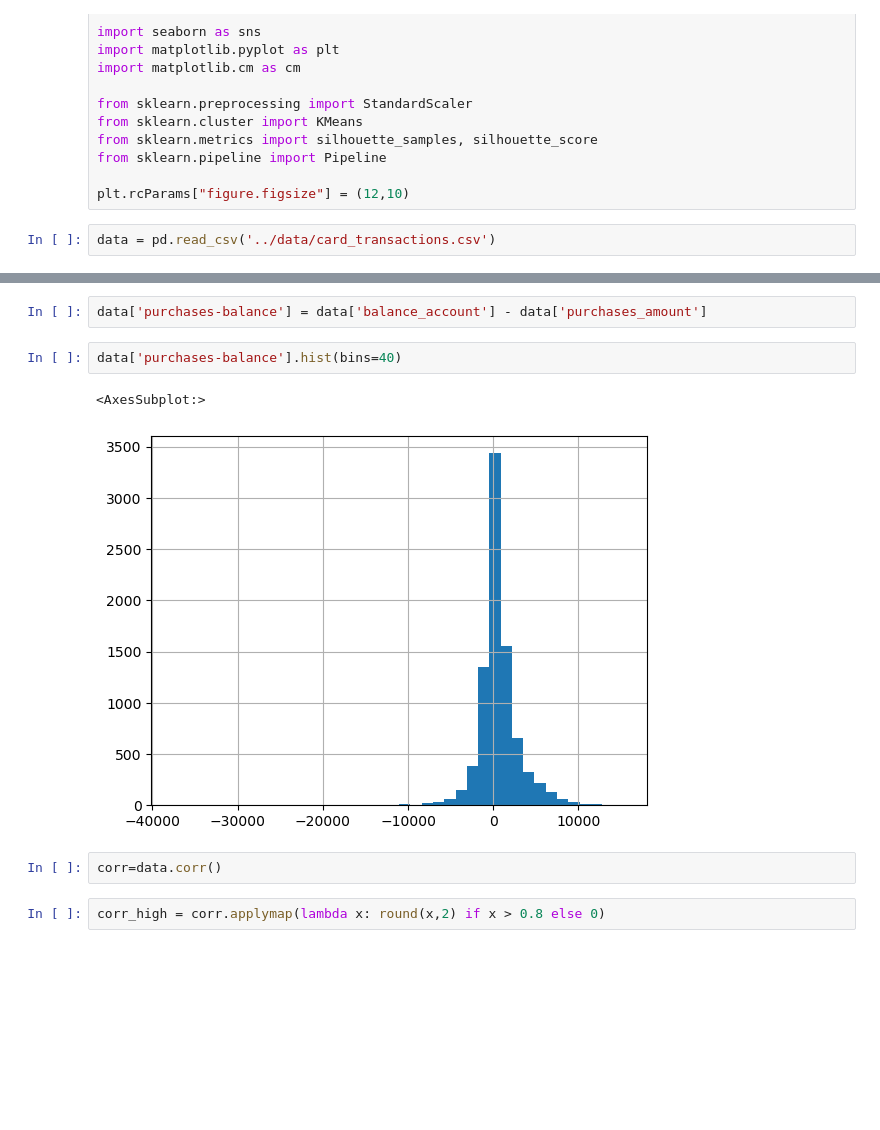
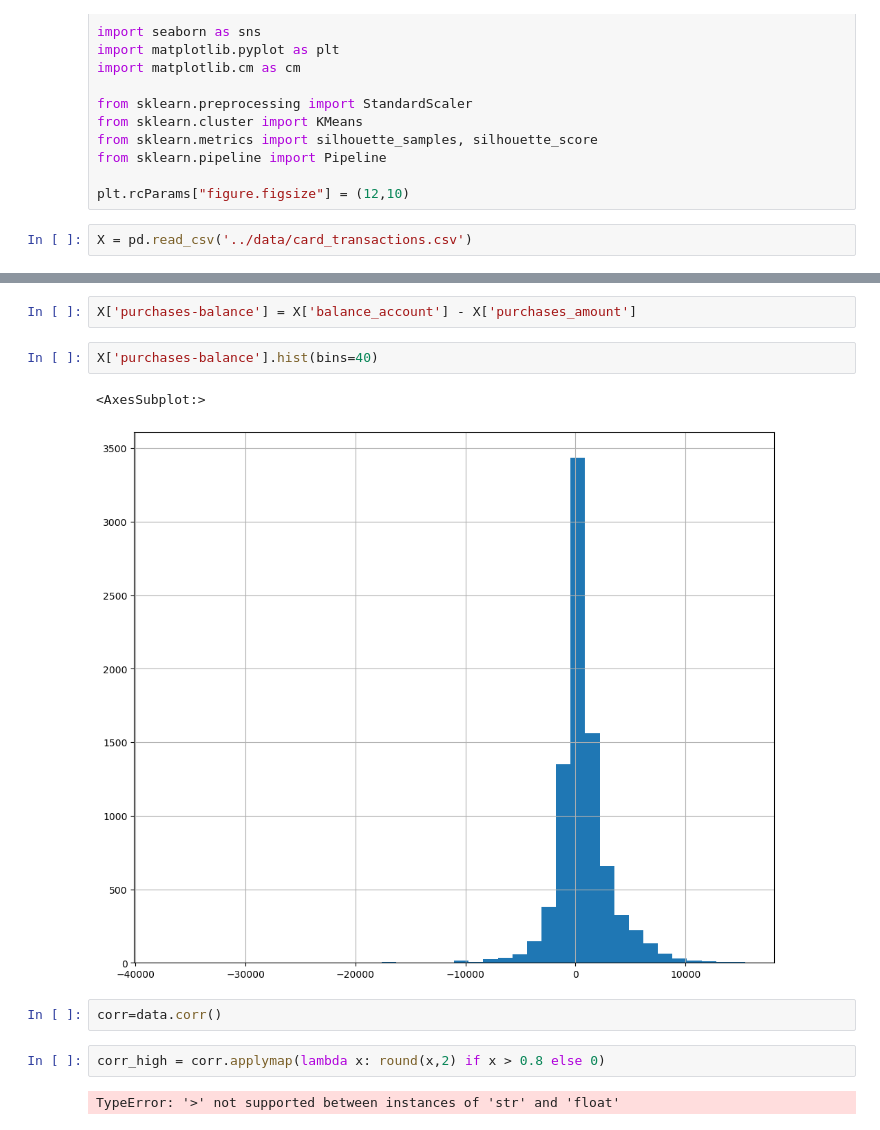
Before and after one commit to Rojoser/Credit-Card-Segmentation, a Jupyter notebook: Agus/Customer_Segmentation_Outlier_Detection.ipynb, the cells around one changed output, grey strips where cells are left out. Saved outputs shown, nothing was run; the diff lists cells and outputs as text; blank space fills up the shorter version.

Commit message:
Data upload

```diff
--- a/Agus/Customer_Segmentation_Outlier_Detection.ipynb
+++ b/Agus/Customer_Segmentation_Outlier_Detection.ipynb
@@ -14,5 +14,5 @@ from sklearn.pipeline import Pipeline
 
 plt.rcParams["figure.figsize"] = (12,10)
 # %%
-data = pd.read_csv('../data/card_transactions.csv')
+X = pd.read_csv('../data/card_transactions.csv')
 # %%
@@ -52,15 +52,17 @@ min_payments                        float64
 full_payment_prc                    float64
 dtype: object
 # %%
-data['purchases-balance'] = data['balance_account'] - data['purchases_amount']
+X['purchases-balance'] = X['balance_account'] - X['purchases_amount']
 # %%
-data['purchases-balance'].hist(bins=40)
+X['purchases-balance'].hist(bins=40)
 # %% [output]
 <AxesSubplot:>
-[figure, old version]
+[figure, new version]
 # %%
 corr=data.corr()
 # %%
 corr_high = corr.applymap(lambda x: round(x,2) if x > 0.8 else 0)
+# %% [output]
+TypeError: '>' not supported between instances of 'str' and 'float'
 # %%
 fig, axes = plt.subplots(1,2,figsize=(30,10))
```
Also changed, not shown: parts of 4 cells of this notebook, 1 other file.
